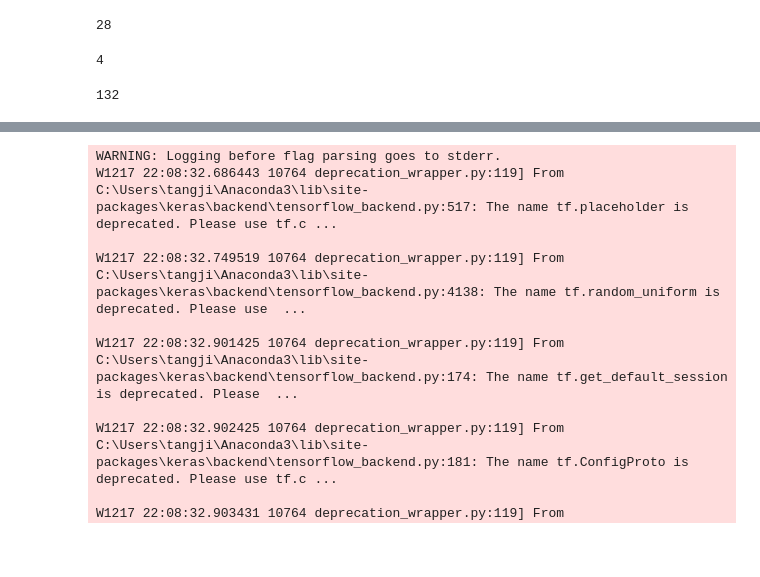
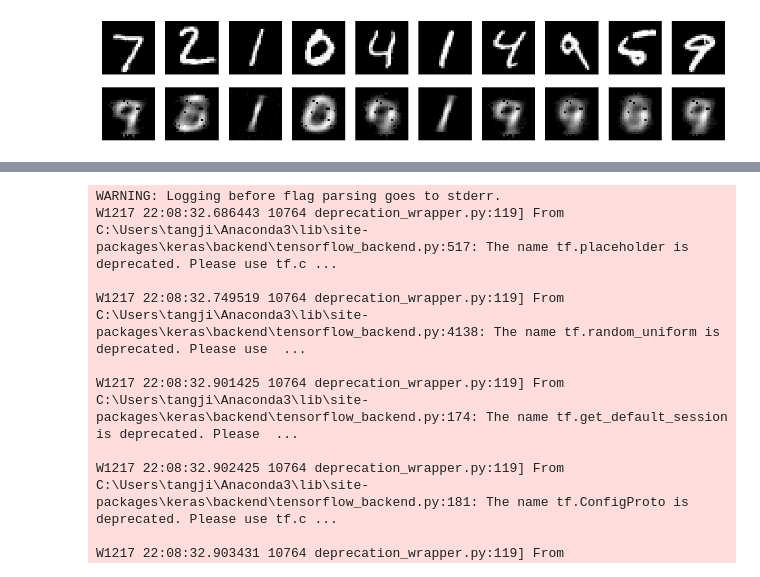
Before and after one commit to tang-ji/autoencoder, a Jupyter notebook: autoencoder_compression_rate.ipynb, the cells around one changed output, grey strips where cells are left out. Saved outputs shown, nothing was run; the diff lists cells and outputs as text; code cells hidden in the pictures; blank space fills up the shorter version.

```diff
--- a/autoencoder_compression_rate.ipynb
+++ b/autoencoder_compression_rate.ipynb
@@ -62,8 +24,0 @@ WARNING:tensorflow:From /Users/jojo/opt/anaconda3/lib/python3.7/site-packages/ke
-# %%
-x_train[0][0].nbytes
-# %% [output]
-28
-# %%
-encoder.predict([[x_test[0]]])[0].nbytes
-# %% [output]
-4
@@ -72,4 +25,4 @@ np.save("img_encode.npy", encoder.predict([[x_test[0]]])[0])
-# %%
-getsize("img_encode.npy")
-# %% [output]
-132
+# %%
+predict_plot(autoencoder, x_test)
+# %% [output]
+[figure, added]
```
Also changed, not shown: parts of 27 cells of this notebook.
